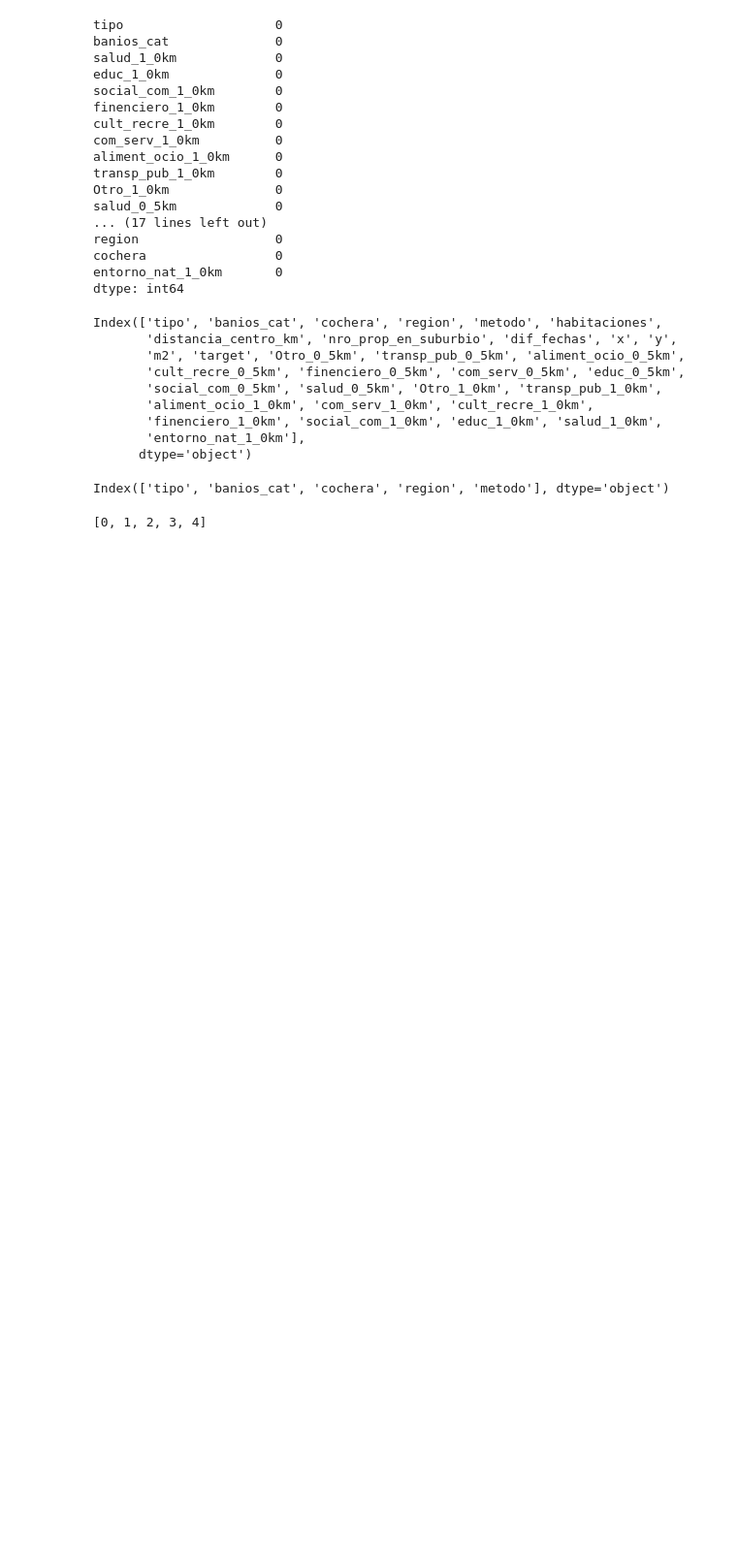
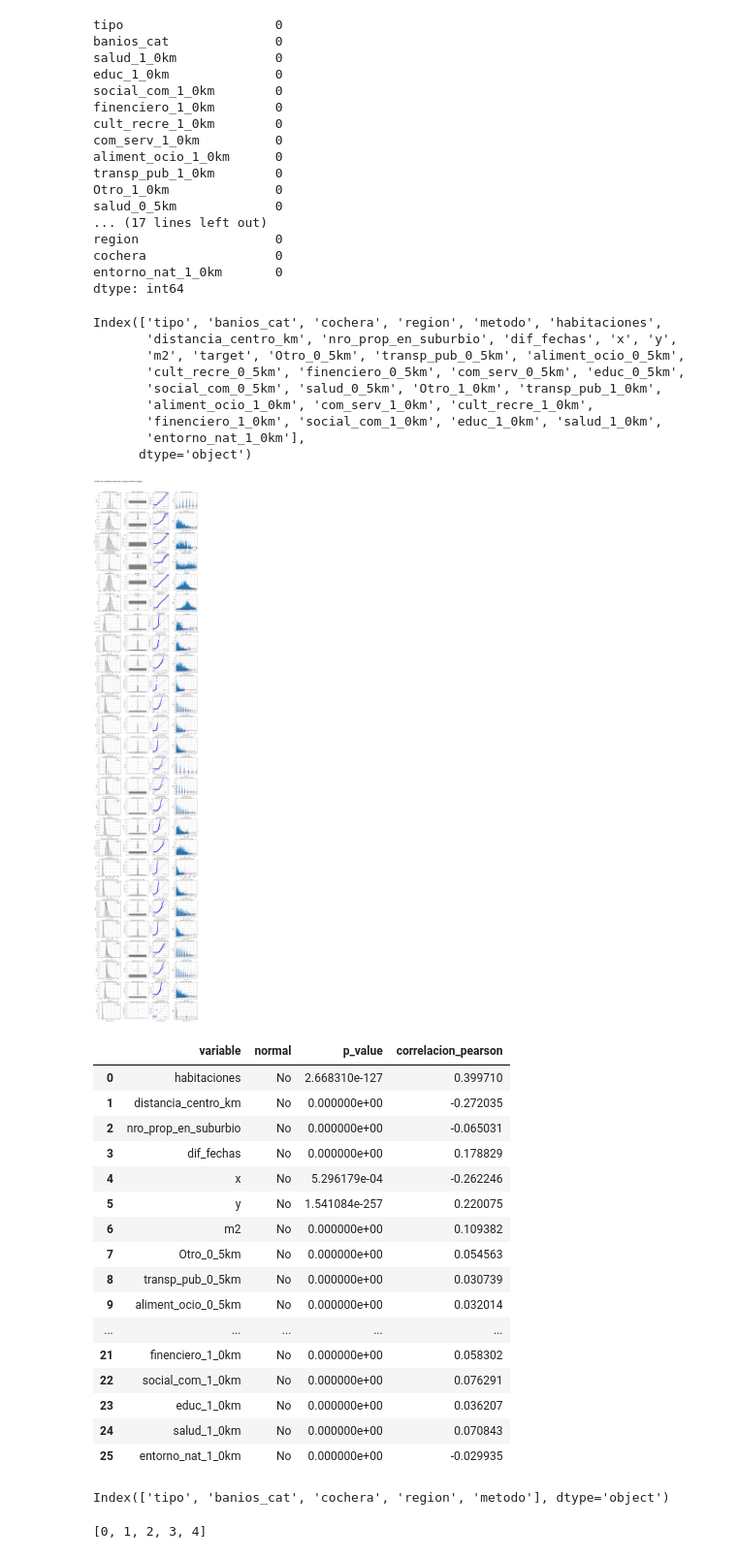
Before and after one commit to carlosrondanp/real_state_analytics-Melbourne, a Jupyter notebook: notebooks/main.ipynb, the cells around one changed output. Shown at 97% size. Cells and saved outputs as stored; diff of their text form; code cells hidden in the pictures; blank space fills up the shorter version.

```diff
--- a/notebooks/main.ipynb
+++ b/notebooks/main.ipynb
@@ -129,4 +129,26 @@ Index(['tipo', 'banios_cat', 'cochera', 'region', 'metodo', 'habitaciones',
        'finenciero_1_0km', 'social_com_1_0km', 'educ_1_0km', 'salud_1_0km',
        'entorno_nat_1_0km'],
       dtype='object')
+# %%
+from src.analysis import analisis_variables_numericas_continuo
+analisis_variables_numericas_continuo(df,'target')
+# %% [output]
+[figure, added]
+|  | variable | normal | p_value | correlacion_pearson |
+| 0 | habitaciones | No | 2.668310e-127 | 0.399710 |
+| 1 | distancia_centro_km | No | 0.000000e+00 | -0.272035 |
+| 2 | nro_prop_en_suburbio | No | 0.000000e+00 | -0.065031 |
+| 3 | dif_fechas | No | 0.000000e+00 | 0.178829 |
+| 4 | x | No | 5.296179e-04 | -0.262246 |
+| 5 | y | No | 1.541084e-257 | 0.220075 |
+| 6 | m2 | No | 0.000000e+00 | 0.109382 |
+| 7 | Otro_0_5km | No | 0.000000e+00 | 0.054563 |
+| 8 | transp_pub_0_5km | No | 0.000000e+00 | 0.030739 |
+| 9 | aliment_ocio_0_5km | No | 0.000000e+00 | 0.032014 |
+| ... | ... | ... | ... | ... |
+| 21 | finenciero_1_0km | No | 0.000000e+00 | 0.058302 |
+| 22 | social_com_1_0km | No | 0.000000e+00 | 0.076291 |
+| 23 | educ_1_0km | No | 0.000000e+00 | 0.036207 |
+| 24 | salud_1_0km | No | 0.000000e+00 | 0.070843 |
+| 25 | entorno_nat_1_0km | No | 0.000000e+00 | -0.029935 |
 # %%
```
Also changed, not shown: parts of 3 cells of this notebook, 3 other files.
